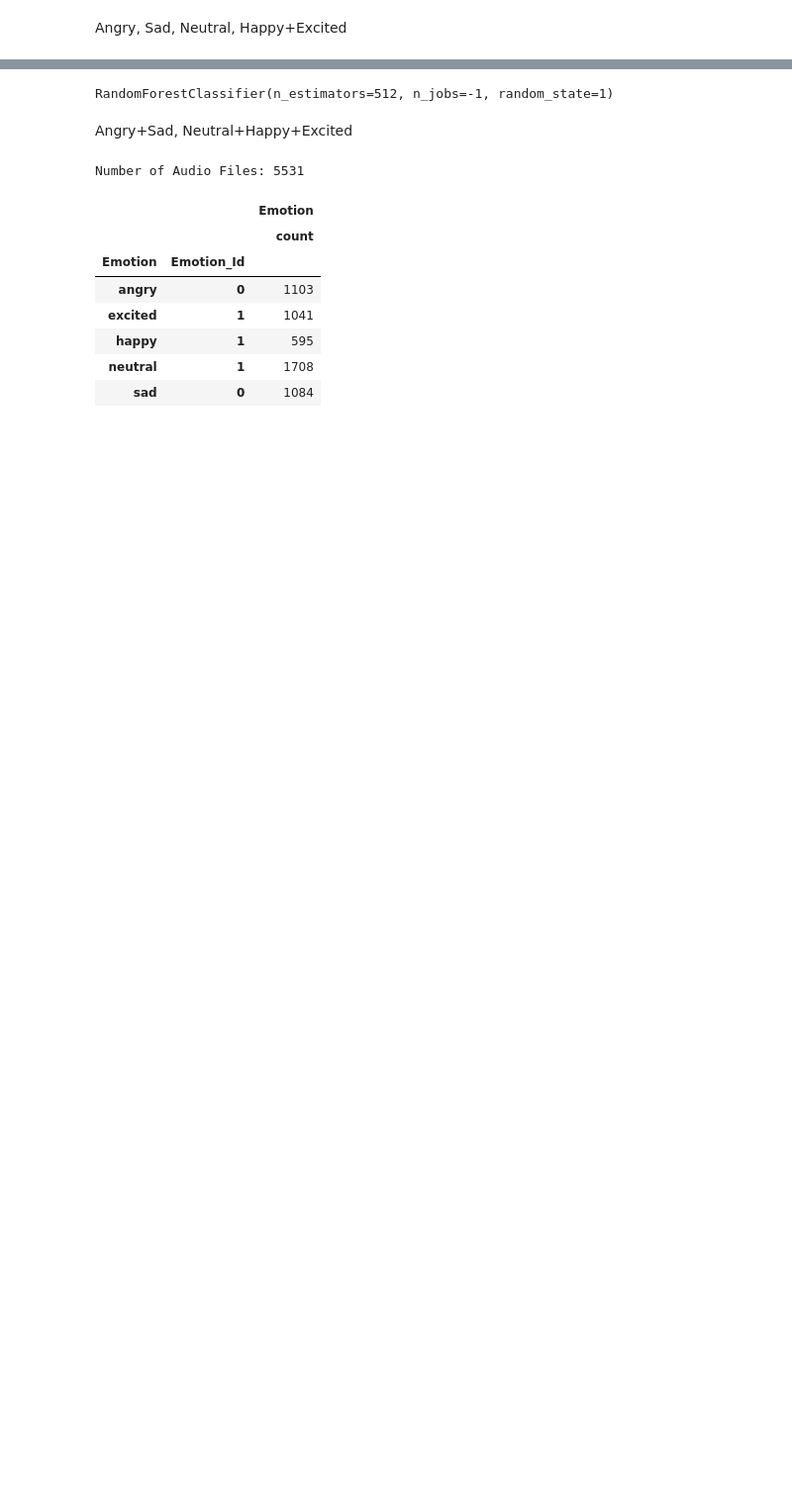
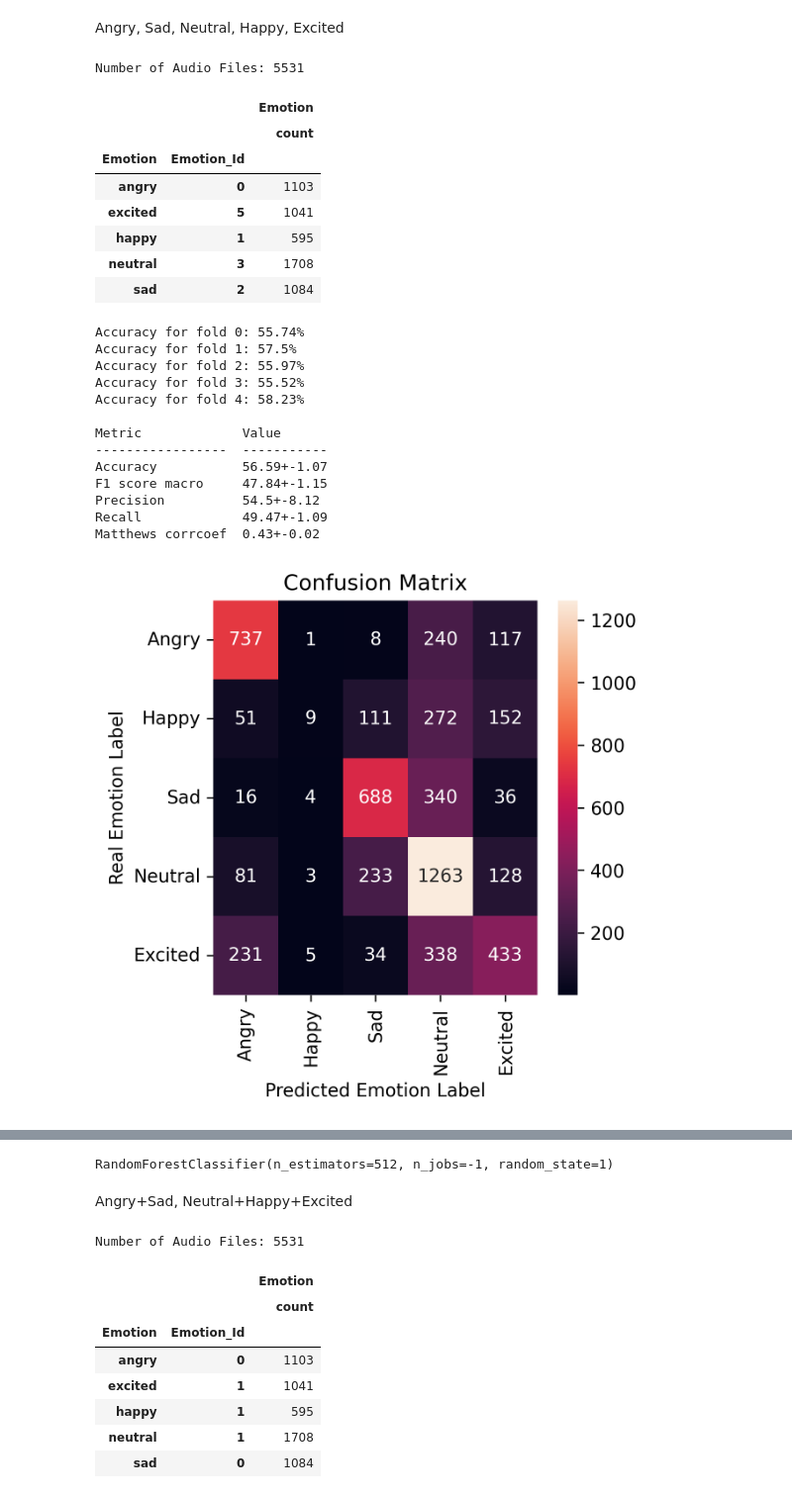
Before and after one commit to MarioCSilva/Speech_Emotion_Recognition_Thesis, a Jupyter notebook: iemocap/model/3_3_labels_study.ipynb, the cells around one changed output, grey strips where cells are left out. Shown at 99% size. Saved outputs shown, nothing was run; the diff lists cells and outputs as text; code cells hidden in the pictures; blank space fills up the shorter version.

Commit message:
update tables

```diff
--- a/iemocap/model/3_3_labels_study.ipynb
+++ b/iemocap/model/3_3_labels_study.ipynb
@@ -101,4 +114,40 @@ def categorical_cross_validation(get_new_model, used_labels, results, cv=5):
 
 results = []
 # %% [markdown]
-Angry, Sad, Neutral, Happy+Excited
+Angry, Sad, Neutral, Happy, Excited
+# %%
+df = pd.read_csv(EXTRACTED_FEATURES_FILE)
+df = df.sort_values(['Emotion_Id', 'Gender'], ascending = (True, True))
+df = df.set_index('File')
+df = df[df['Emotion'].isin({'angry', 'neutral', 'happy', 'excited', 'sad'})]
+
+print(f"Number of Audio Files: {df.shape[0]}")
+df.groupby(['Emotion', 'Emotion_Id']).agg({'Emotion': ['count']})
+
+def get_new_model():
+    return RandomForest(n_estimators=512, n_jobs=-1, random_state=1)
+results = categorical_cross_validation(get_new_model, "Angry, Happy, Sad, Neutral, Excited", results)
+# %% [output]
+Number of Audio Files: 5531
+|  |  | Emotion |
+|  |  | count |
+| Emotion | Emotion_Id |  |
+| angry | 0 | 1103 |
+| excited | 5 | 1041 |
+| happy | 1 | 595 |
+| neutral | 3 | 1708 |
+| sad | 2 | 1084 |
+Accuracy for fold 0: 55.74%
+Accuracy for fold 1: 57.5%
+Accuracy for fold 2: 55.97%
+Accuracy for fold 3: 55.52%
+Accuracy for fold 4: 58.23%
+
+Metric             Value
+-----------------  -----------
+Accuracy           56.59+-1.07
+F1 score macro     47.84+-1.15
+Precision          54.5+-8.12
+Recall             49.47+-1.09
+Matthews corrcoef  0.43+-0.02
+[figure, added]
```
Also changed, not shown: parts of 29 cells of this notebook, 1 other file.
